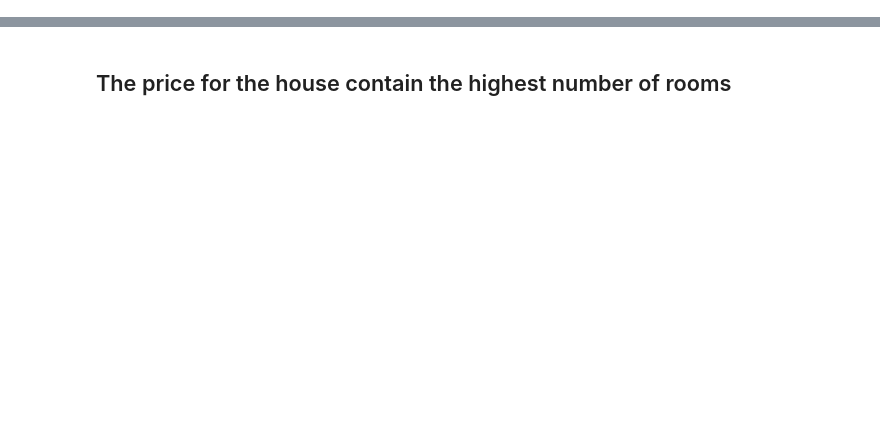
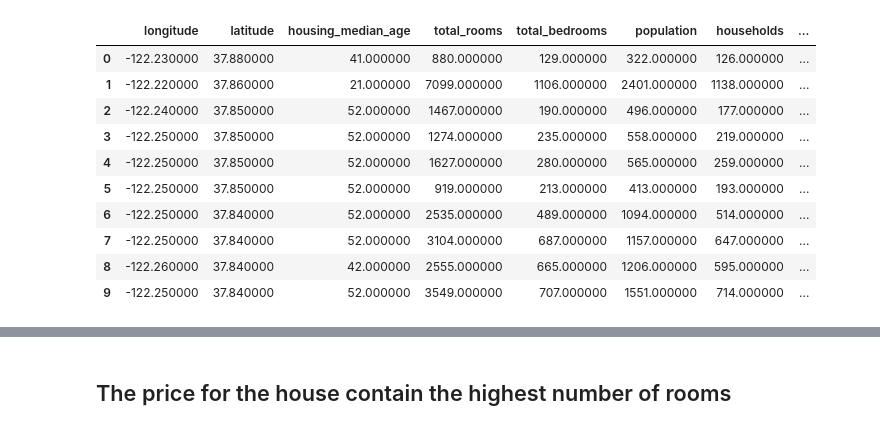
Before and after one commit to AbdulrahmanAlShaweesh/house-pricing-production, a Jupyter notebook: House-pricing-prediction.ipynb, the cells around one changed output, grey strips where cells are left out. Drawn from its saved outputs; the diff is of its cells as text; code cells hidden in the pictures; blank space fills up the shorter version.

```diff
--- a/House-pricing-prediction.ipynb
+++ b/House-pricing-prediction.ipynb
@@ -40,2 +7,0 @@ last_5_rows = house_dataset.tail()
-# %%
-pd.options.display.min_rows = 100
@@ -185,0 +55,18 @@ house_dataset[house_dataset['bathrooms'] == house_dataset['bathrooms'].max()]
+# %%
+# allow to show up to 10 rows in a single cell
+pd.options.display.min_rows = 10
+# %%
+#Gradient background color for the numerical columns
+house_pricing_df.head(10).style.background_gradient(cmap='Reds')
+# %% [output]
+|  | longitude | latitude | housing_median_age | total_rooms | total_bedrooms | population | households | ... |
+| 0 | -122.230000 | 37.880000 | 41.000000 | 880.000000 | 129.000000 | 322.000000 | 126.000000 | ... |
+| 1 | -122.220000 | 37.860000 | 21.000000 | 7099.000000 | 1106.000000 | 2401.000000 | 1138.000000 | ... |
+| 2 | -122.240000 | 37.850000 | 52.000000 | 1467.000000 | 190.000000 | 496.000000 | 177.000000 | ... |
+| 3 | -122.250000 | 37.850000 | 52.000000 | 1274.000000 | 235.000000 | 558.000000 | 219.000000 | ... |
+| 4 | -122.250000 | 37.850000 | 52.000000 | 1627.000000 | 280.000000 | 565.000000 | 259.000000 | ... |
+| 5 | -122.250000 | 37.850000 | 52.000000 | 919.000000 | 213.000000 | 413.000000 | 193.000000 | ... |
+| 6 | -122.250000 | 37.840000 | 52.000000 | 2535.000000 | 489.000000 | 1094.000000 | 514.000000 | ... |
+| 7 | -122.250000 | 37.840000 | 52.000000 | 3104.000000 | 687.000000 | 1157.000000 | 647.000000 | ... |
+| 8 | -122.260000 | 37.840000 | 42.000000 | 2555.000000 | 665.000000 | 1206.000000 | 595.000000 | ... |
+| 9 | -122.250000 | 37.840000 | 52.000000 | 3549.000000 | 707.000000 | 1551.000000 | 714.000000 | ... |
```
Also changed, not shown: parts of 83 cells of this notebook.
